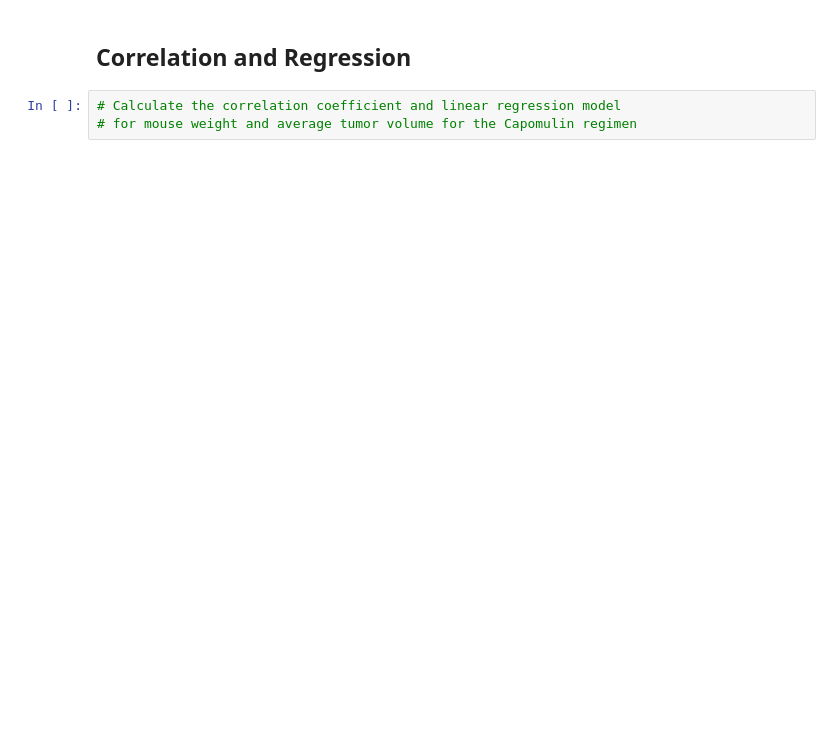
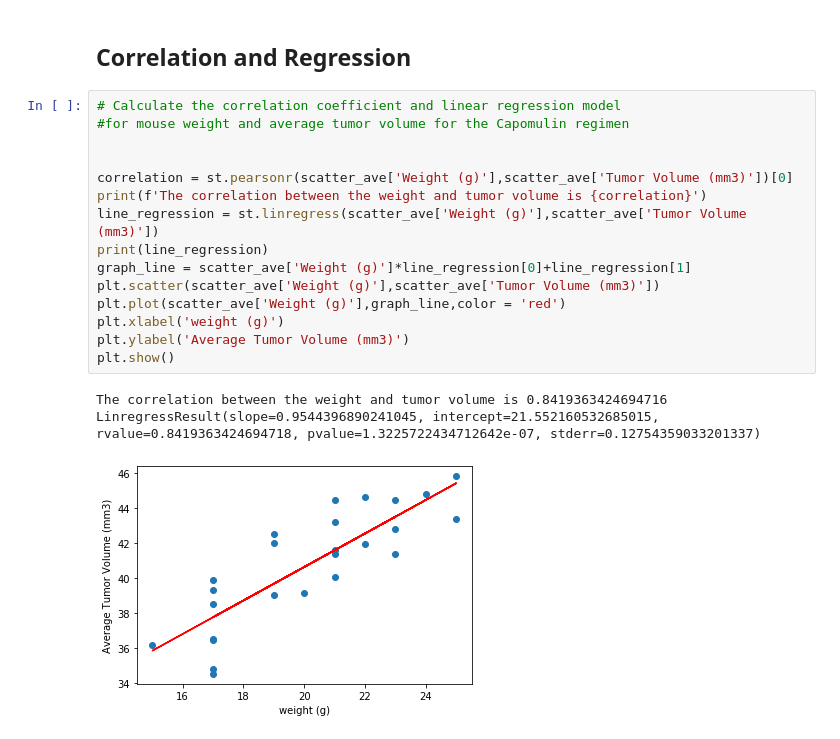
Before and after one commit to AddyBenny/Matplotlib, a Jupyter notebook: 05_matplotlib/pymaceuticals_starter.ipynb, the cells around one changed output. Cells and saved outputs as stored; diff of their text form; blank space fills up the shorter version.

```diff
--- a/05_matplotlib/pymaceuticals_starter.ipynb
+++ b/05_matplotlib/pymaceuticals_starter.ipynb
@@ -280,5 +290,21 @@ plt.show()
 # %% [markdown]
 ## Correlation and Regression
-# %%
-# Calculate the correlation coefficient and linear regression model
-# for mouse weight and average tumor volume for the Capomulin regimen
+# %%
+# Calculate the correlation coefficient and linear regression model
+#for mouse weight and average tumor volume for the Capomulin regimen
+
+
+correlation = st.pearsonr(scatter_ave['Weight (g)'],scatter_ave['Tumor Volume (mm3)'])[0]
+print(f'The correlation between the weight and tumor volume is {correlation}')
+line_regression = st.linregress(scatter_ave['Weight (g)'],scatter_ave['Tumor Volume (mm3)'])
+print(line_regression)
+graph_line = scatter_ave['Weight (g)']*line_regression[0]+line_regression[1]
+plt.scatter(scatter_ave['Weight (g)'],scatter_ave['Tumor Volume (mm3)'])
+plt.plot(scatter_ave['Weight (g)'],graph_line,color = 'red')
+plt.xlabel('weight (g)')
+plt.ylabel('Average Tumor Volume (mm3)')
+plt.show()
+# %% [output]
+The correlation between the weight and tumor volume is 0.8419363424694716
+LinregressResult(slope=0.9544396890241045, intercept=21.552160532685015, rvalue=0.8419363424694718, pvalue=1.3225722434712642e-07, stderr=0.12754359033201337)
+[figure, added]
```
Also changed, not shown: parts of 6 cells of this notebook.
